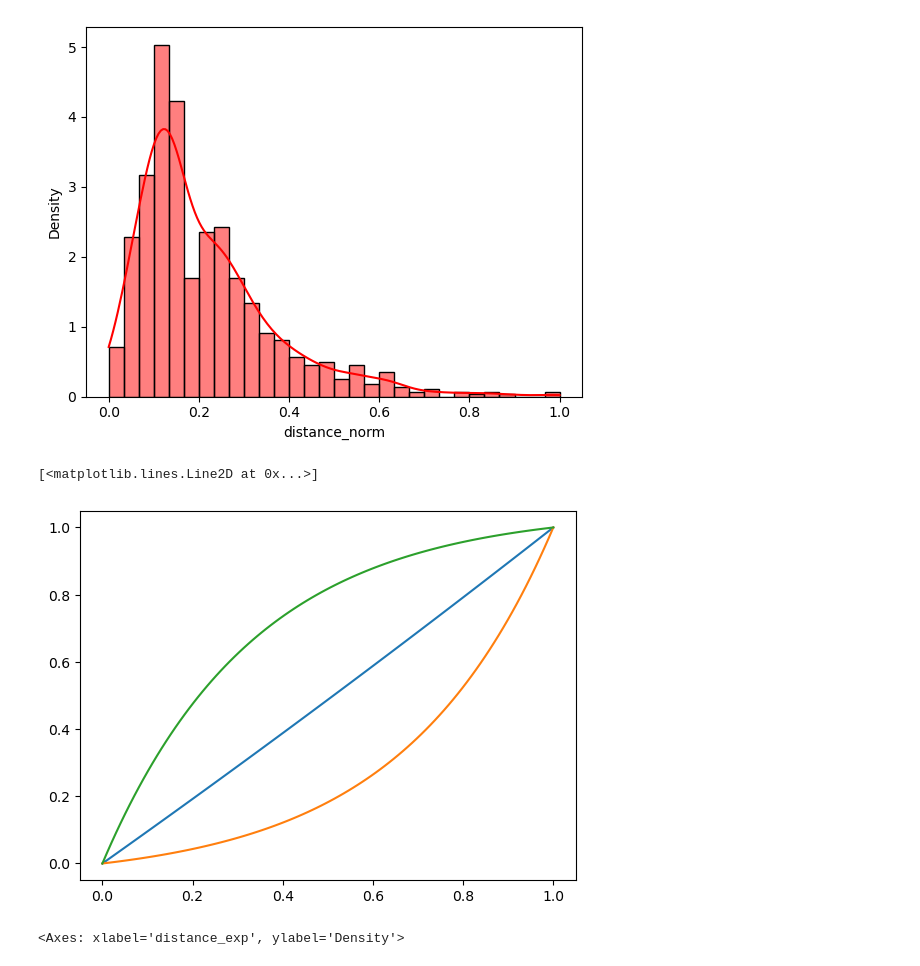
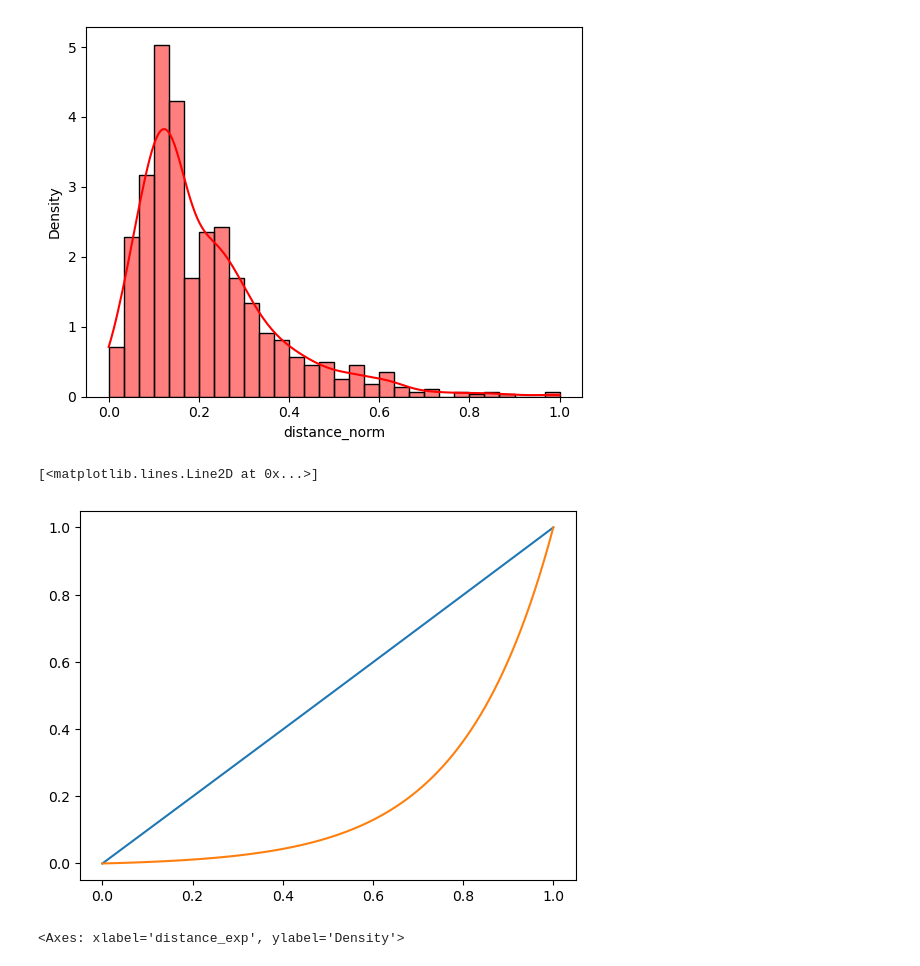
Before and after one commit to romanAVJ/fitpass-plan-optimizer, a Jupyter notebook: src/linear_optimizer.ipynb, the cells around one changed output. Saved outputs shown, nothing was run; the diff lists cells and outputs as text; code cells hidden in the pictures.

```diff
--- a/src/linear_optimizer.ipynb
+++ b/src/linear_optimizer.ipynb
@@ -335,12 +335,12 @@ def exp_dist(x, alpha=1):
     return (np.exp(alpha*x)-1)/(np.exp(alpha)-1)
 # %%
 # plot exp_dist
-plt.plot(np.linspace(0, 1, 100), exp_dist(np.linspace(0, 1, 100), alpha=0.1))
-plt.plot(np.linspace(0, 1, 100), exp_dist(np.linspace(0, 1, 100), alpha=3))
-plt.plot(np.linspace(0, 1, 100), exp_dist(np.linspace(0, 1, 100), alpha=-3))
+plt.plot(np.linspace(0, 1, 100), exp_dist(np.linspace(0, 1, 100), alpha=0.01))
+plt.plot(np.linspace(0, 1, 100), exp_dist(np.linspace(0, 1, 100), alpha=5))
+# plt.plot(np.linspace(0, 1, 100), exp_dist(np.linspace(0, 1, 100), alpha=-3))
 # %% [output]
 [<matplotlib.lines.Line2D at 0x...>]
-[figure, old version]
+[figure, new version]
 # %%
 # penalize exponentialy the distance
 gdf_fitpass_mexico['distance_exp'] = exp_dist(gdf_fitpass_mexico['distance_norm'], alpha=-3)
```
Also changed, not shown: parts of 2 cells of this notebook, 1 other file.
